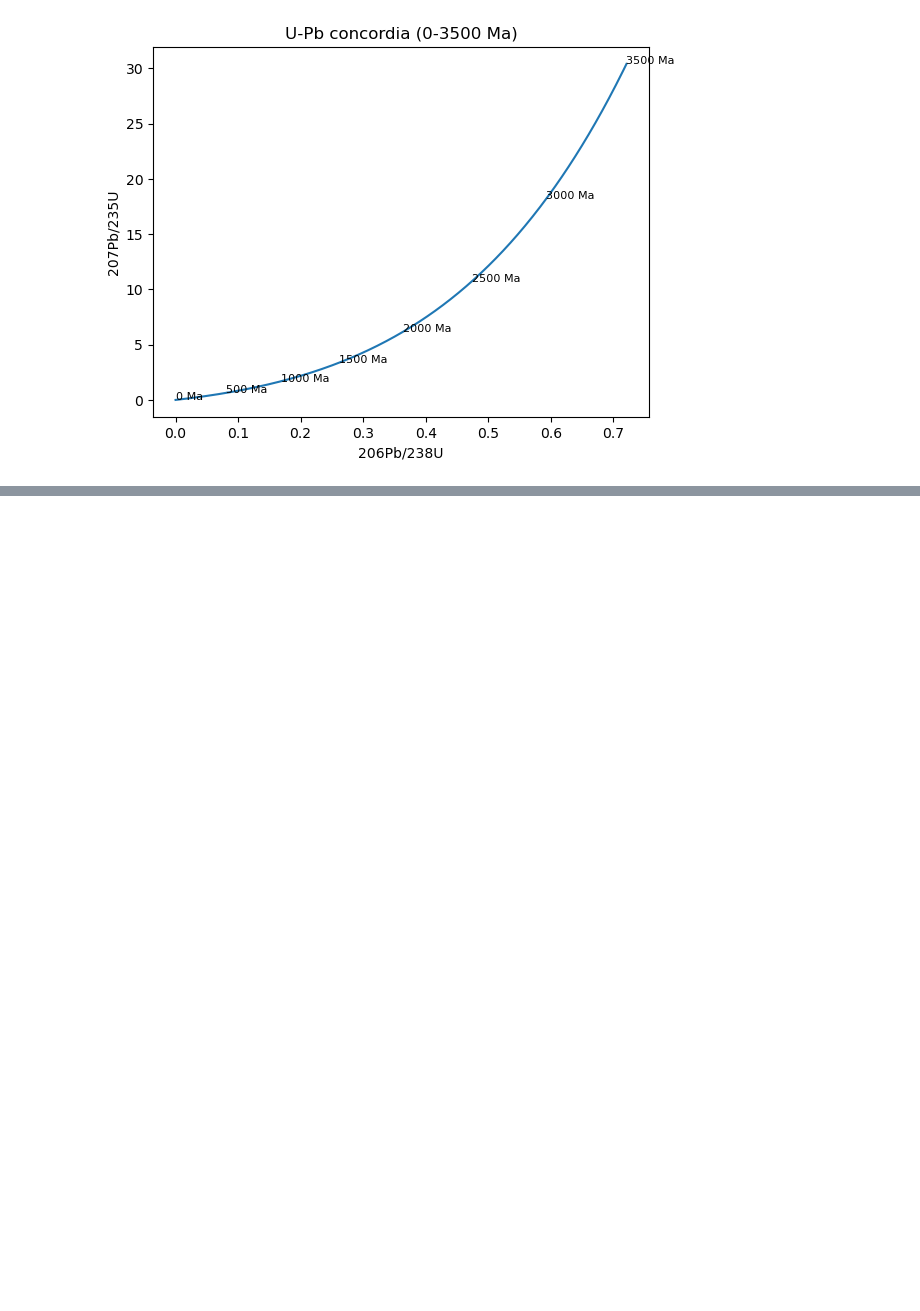
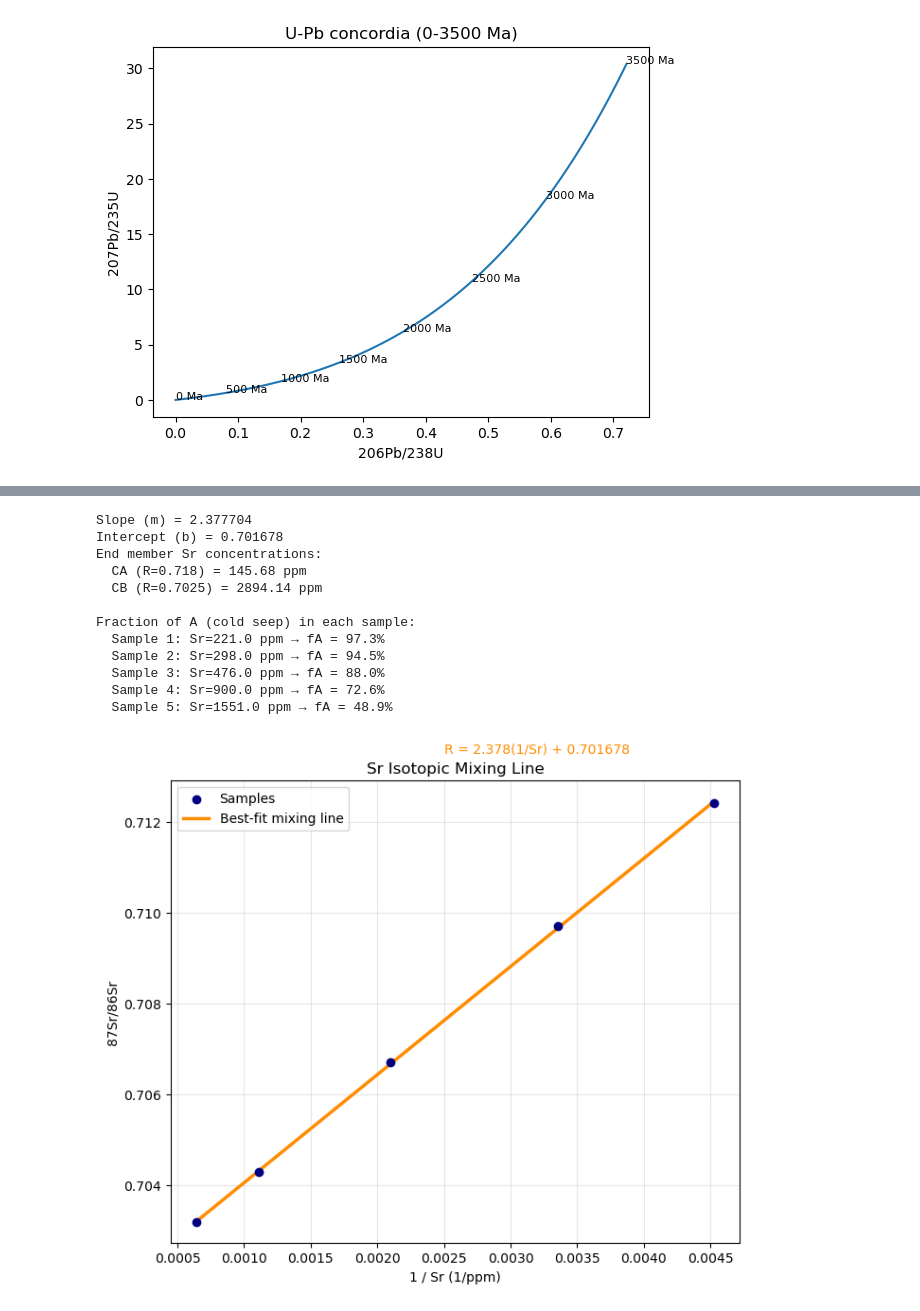
Before and after one commit to maggiedart16/mmd-geos505, a Jupyter notebook: Radiogenic Isotopes and Mixing.ipynb, the cells around one changed output, grey strips where cells are left out. Cells and saved outputs as stored; diff of their text form; code cells hidden in the pictures; blank space fills up the shorter version.

```diff
--- a/Radiogenic Isotopes and Mixing.ipynb
+++ b/Radiogenic Isotopes and Mixing.ipynb
@@ -88,6 +155,7 @@ plt.show()
 Sr = np.array([221,298,476,900,1551], dtype=float)
 R = np.array([0.7124,0.7097,0.7067,0.7043,0.7032])
 x = 1.0/Sr
+y = R
 A = np.vstack([x, np.ones_like(x)]).T
 m, b = np.linalg.lstsq(A, R, rcond=None)[0]
 RA = 0.7180
@@ -95,3 +163,48 @@ RB = 0.7025
 CA = m/(RA - b)
 CB = m/(RB - b)
 pA = (Sr - CB)/(CA - CB)
+
+frac_A = (Sr - CB) / (CA - CB)
+frac_B = 1 - frac_A
+# %%
+print("Slope (m) =", round(m, 6))
+print("Intercept (b) =", round(b, 6))
+print(f"End member Sr concentrations:")
+print(f"  CA (R={RA}) = {CA:.2f} ppm")
+print(f"  CB (R={RB}) = {CB:.2f} ppm\n")
+
+print("Fraction of A (cold seep) in each sample:")
+for i in range(len(Sr)):
+    print(f"  Sample {i+1}: Sr={Sr[i]} ppm → fA = {frac_A[i]*100:.1f}%")
+
+# Plotting
+plt.figure(figsize=(7,6))
+plt.scatter(x, y, color='navy', label="Samples", zorder=3)
+plt.plot(x, m*x + b, color='darkorange', lw=2.5, label="Best-fit mixing line")
+
+# Annotate fit equation
+eq_label = f"R = {m:.3f}(1/Sr) + {b:.6f}"
+plt.text(0.0025, 0.7135, eq_label, fontsize=10, color='darkorange')
+
+# Plot formatting
+plt.xlabel("1 / Sr (1/ppm)")
+plt.ylabel("87Sr/86Sr")
+plt.title("Sr Isotopic Mixing Line")
+plt.grid(alpha=0.3)
+plt.legend()
+plt.tight_layout()
+plt.show()
+# %% [output]
+Slope (m) = 2.377704
+Intercept (b) = 0.701678
+End member Sr concentrations:
+  CA (R=0.718) = 145.68 ppm
+  CB (R=0.7025) = 2894.14 ppm
+
+Fraction of A (cold seep) in each sample:
+  Sample 1: Sr=221.0 ppm → fA = 97.3%
+  Sample 2: Sr=298.0 ppm → fA = 94.5%
+  Sample 3: Sr=476.0 ppm → fA = 88.0%
+  Sample 4: Sr=900.0 ppm → fA = 72.6%
+  Sample 5: Sr=1551.0 ppm → fA = 48.9%
+[figure, added]
```
Also changed, not shown: parts of 9 cells of this notebook.
